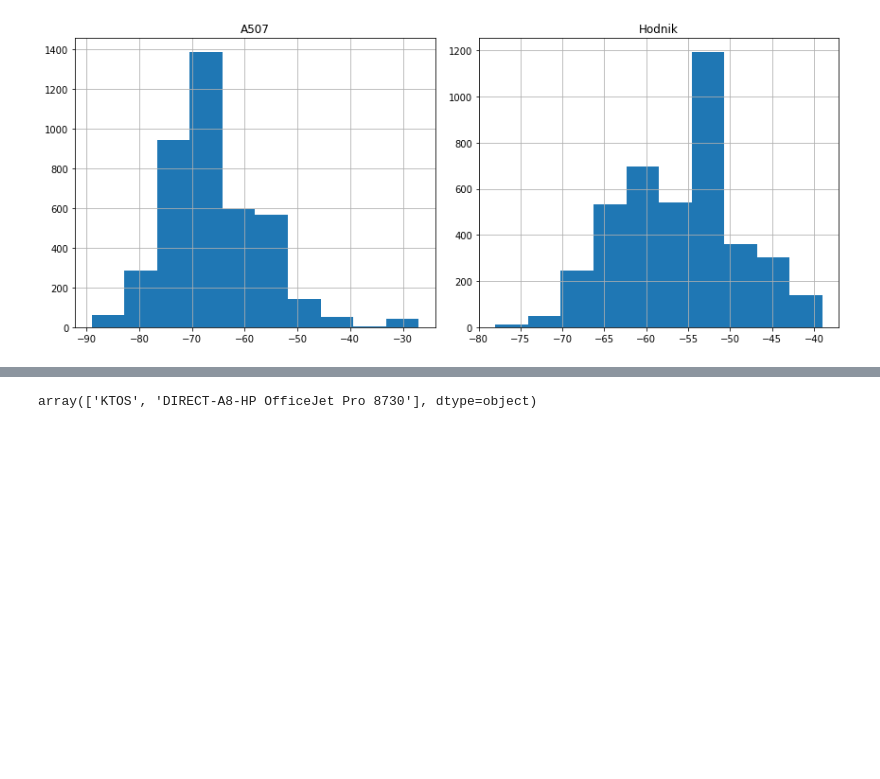
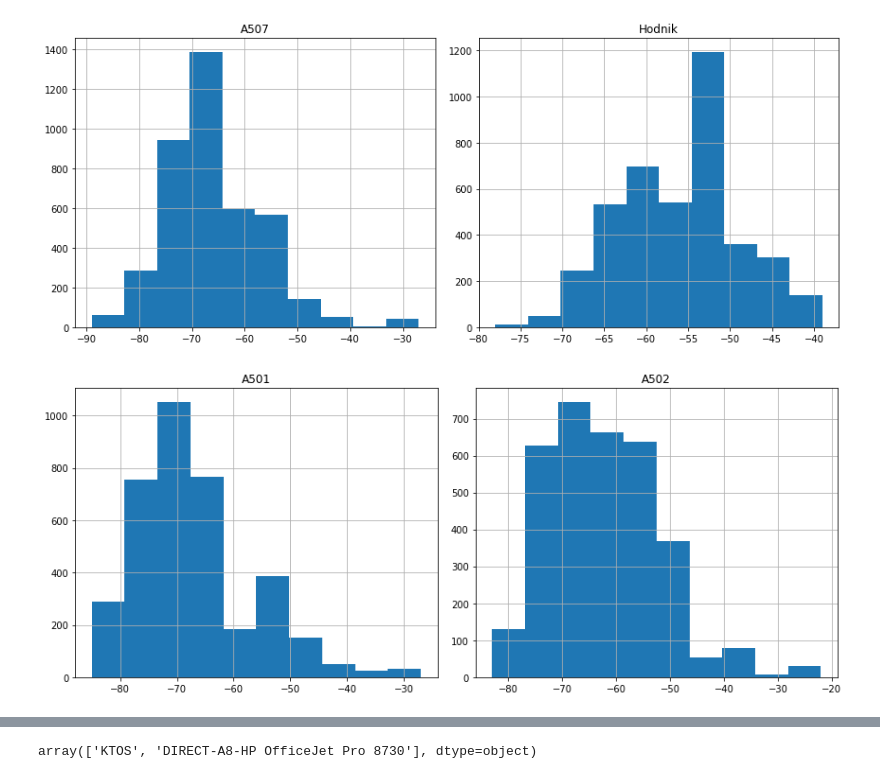
Before and after one commit to TomislavZupanovic/Wifi-Localization, a Jupyter notebook: notebook/data_analysis.ipynb, the cells around one changed output, grey strips where cells are left out. Saved outputs shown, nothing was run; the diff lists cells and outputs as text; code cells hidden in the pictures; blank space fills up the shorter version.

```diff
--- a/notebook/data_analysis.ipynb
+++ b/notebook/data_analysis.ipynb
@@ -46,4 +56,8 @@ Hodnik - There is 15 Access points.
 histograms(a507,hall)
 # %% [output]
 [figure]
+# %%
+histograms(a501, a502)
+# %% [output]
+[figure, added]
 # %%
```
Also changed, not shown: parts of 8 cells of this notebook.
